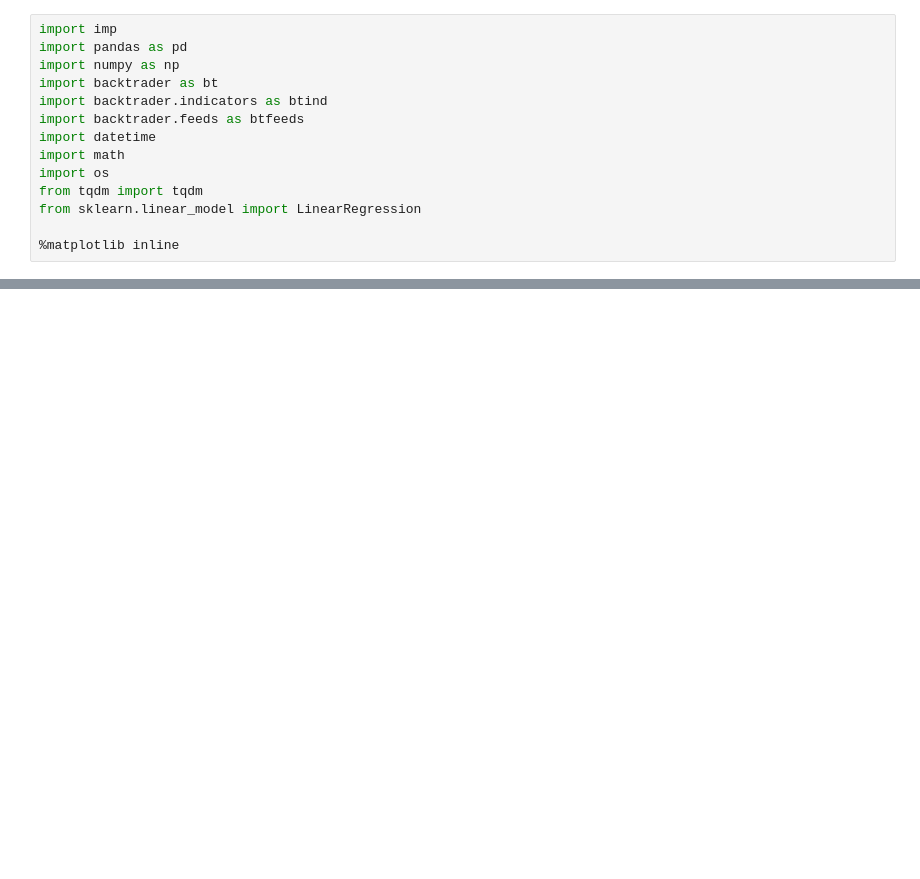
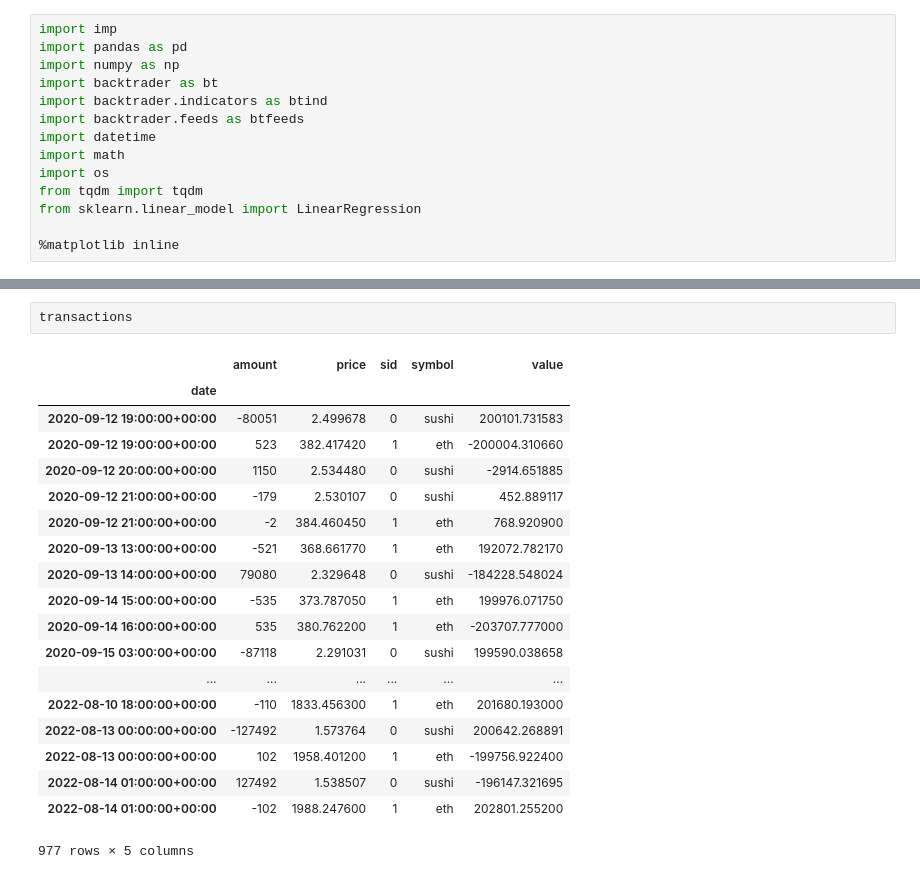
Before and after one commit to Moluccases/Bitcoin, a Jupyter notebook: backtrader_test.ipynb, the cells around one changed output, grey strips where cells are left out. Cells and saved outputs as stored; diff of their text form; blank space fills up the shorter version.

```diff
--- a/backtrader_test.ipynb
+++ b/backtrader_test.ipynb
@@ -197 +199,23 @@ is deprecated and will be removed in a future version
 ... (7 outputs left out)
+# %%
+transactions
+# %% [output]
+|  | amount | price | sid | symbol | value |
+| date |  |  |  |  |  |
+| 2020-09-12 19:00:00+00:00 | -80051 | 2.499678 | 0 | sushi | 200101.731583 |
+| 2020-09-12 19:00:00+00:00 | 523 | 382.417420 | 1 | eth | -200004.310660 |
+| 2020-09-12 20:00:00+00:00 | 1150 | 2.534480 | 0 | sushi | -2914.651885 |
+| 2020-09-12 21:00:00+00:00 | -179 | 2.530107 | 0 | sushi | 452.889117 |
+| 2020-09-12 21:00:00+00:00 | -2 | 384.460450 | 1 | eth | 768.920900 |
+| 2020-09-13 13:00:00+00:00 | -521 | 368.661770 | 1 | eth | 192072.782170 |
+| 2020-09-13 14:00:00+00:00 | 79080 | 2.329648 | 0 | sushi | -184228.548024 |
+| 2020-09-14 15:00:00+00:00 | -535 | 373.787050 | 1 | eth | 199976.071750 |
+| 2020-09-14 16:00:00+00:00 | 535 | 380.762200 | 1 | eth | -203707.777000 |
+| 2020-09-15 03:00:00+00:00 | -87118 | 2.291031 | 0 | sushi | 199590.038658 |
+| ... | ... | ... | ... | ... | ... |
+| 2022-08-10 18:00:00+00:00 | -110 | 1833.456300 | 1 | eth | 201680.193000 |
+| 2022-08-13 00:00:00+00:00 | -127492 | 1.573764 | 0 | sushi | 200642.268891 |
+| 2022-08-13 00:00:00+00:00 | 102 | 1958.401200 | 1 | eth | -199756.922400 |
+| 2022-08-14 01:00:00+00:00 | 127492 | 1.538507 | 0 | sushi | -196147.321695 |
+| 2022-08-14 01:00:00+00:00 | -102 | 1988.247600 | 1 | eth | 202801.255200 |
+977 rows × 5 columns
```
Also changed, not shown: parts of 3 cells of this notebook, 1 other file.
